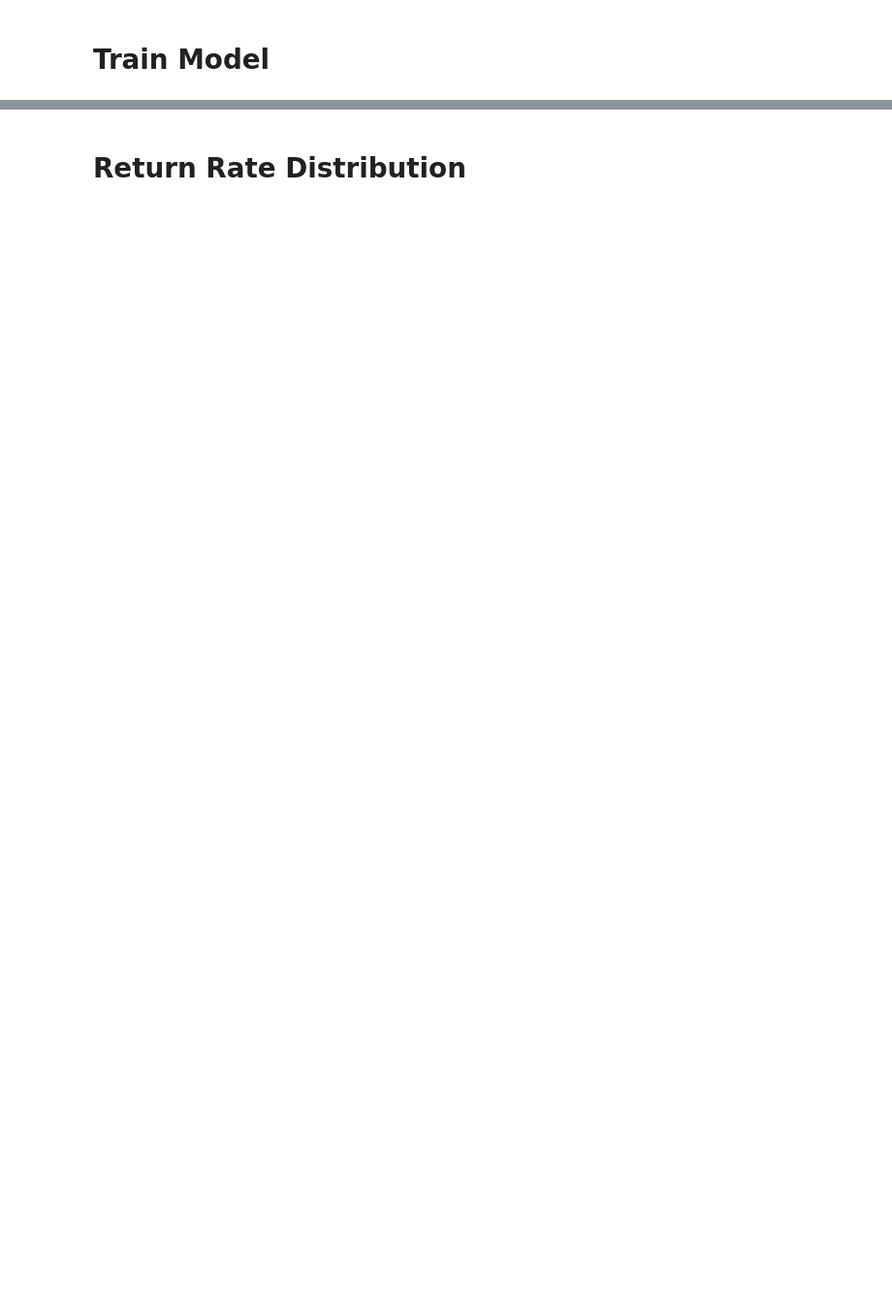
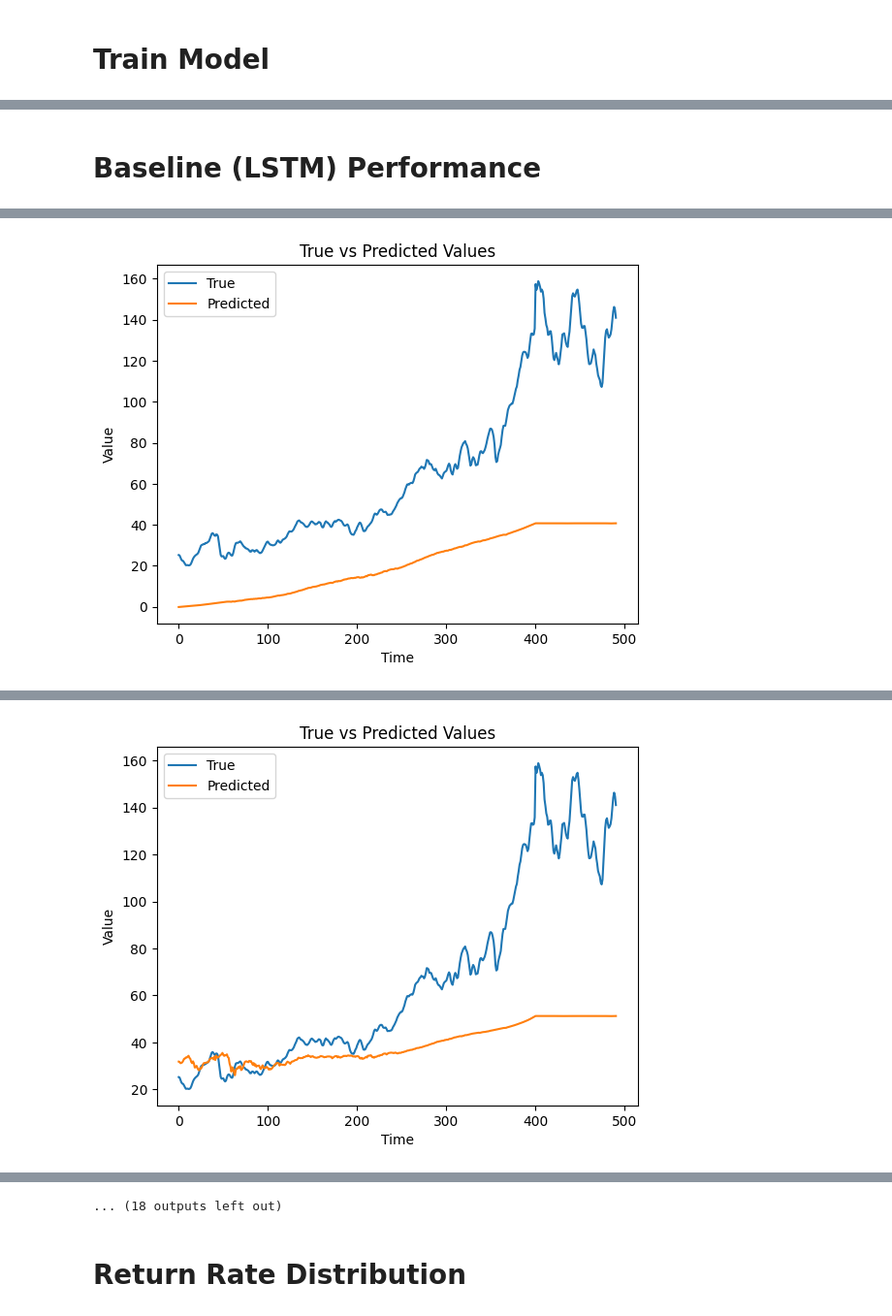
Before and after one commit to daniel620/Trustworthy-GNN-for-Financial-Time-Series, a Jupyter notebook: train.ipynb, the cells around one changed output, grey strips where cells are left out. Shown at 97% size. Saved outputs shown, nothing was run; the diff lists cells and outputs as text; code cells hidden in the pictures; blank space fills up the shorter version.

```diff
--- a/train.ipynb
+++ b/train.ipynb
@@ -215 +216,72 @@ epoch:  5 loss:  0.728366526812315 test loss:  0.7653185116065727
 ... (18 outputs left out)
+# %% [markdown]
+# Baseline (LSTM) Performance
+# %%
+import torch.nn as nn
+
+class LSTMModel(nn.Module):
+    def __init__(self, input_size, hidden_size, output_size):
+        super(LSTMModel, self).__init__()
+        self.hidden_size = hidden_size
+        self.lstm = nn.LSTM(input_size, hidden_size, batch_first=True)
+        self.fc = nn.Linear(hidden_size, output_size)
+
+    def forward(self, input):
+        batch_size = input.size(0)
+        lstm_out, hidden = self.lstm(input)
+        output = self.fc(lstm_out)
+        return output
+# %%
+torch.manual_seed(2024)
+
+devce = torch.device("mps") if torch.backends.mps.is_available() else torch.device("cpu")
+
+model_baseline = LSTMModel(input_size=1, hidden_size=100, output_size=1).to(devce)
+criterion = nn.MSELoss()
+optimizer = torch.optim.Adam(model_baseline.parameters(), lr=0.001)
+
+model_baseline.train()
+for epoch in range(15):
+    y_history = {'true':[], 'pred':[]}
+    total_loss = 0
+    for i, (x, y)in enumerate(train_loader):
+        x, y = x.to(devce), y.to(devce)
+        bsz, num_nodes, seq_len = x.shape
+        x = x[:,0,:].unsqueeze(-1)
+        y = y[:,0,:]
+        optimizer.zero_grad()
+        y_mean = torch.mean(y, dim=1)
+        y_pred = model_baseline(x)[-1]
+        loss = criterion(y_pred, y_mean)
+        loss.backward()
+        optimizer.step()
+        total_loss += loss.item()
+        y_history['true'].append(y_mean[0].item())
+        y_history['pred'].append(y_pred[0].item())
+
+    total_loss_test = 0
+    # for x, y in tqdm(test_loader):
+    for x, y in test_loader:
+        x, y = x.to(devce), y.to(devce)
+        bsz, num_nodes, seq_len = x.shape
+        x = x[:,0,:].unsqueeze(-1)
+        y = y[:,0,:]
+        y_mean = torch.mean(y, dim=1)
+        y_pred = model_baseline(x)[-1]
+        loss = criterion(y_pred, y_mean)
+        total_loss_test += loss.item()
+        y_history['true'].append(y_mean[0].item())
+        y_history['pred'].append(y_pred[0].item())
+
+    print('epoch: ', epoch, 'loss: ', total_loss / len(train_loader), 'test loss: ', total_loss_test / len(test_loader))
+    import matplotlib.pyplot as plt
+    # Plot the true and predicted values
+    # plt.figure(figsize=(10, 6))
+    plt.plot(y_history['true'], label='True')
+    plt.plot(y_history['pred'], label='Predicted')
+    plt.xlabel('Time')
+    plt.ylabel('Value')
+    plt.title('True vs Predicted Values')
+    plt.legend()
+    plt.show()
+# %% [output]
@@ -215,0 +289 @@ epoch:  5 loss:  0.728366526812315 test loss:  0.7653185116065727
+[figure, added]
@@ -215,0 +291 @@ epoch:  5 loss:  0.728366526812315 test loss:  0.7653185116065727
+[figure, added]
@@ -216,3 +300,4 @@ epoch:  5 loss:  0.728366526812315 test loss:  0.7653185116065727
+... (18 outputs left out)
 # %% [markdown]
 # Return Rate Distribution
 # %%
```
Also changed, not shown: parts of 9 cells of this notebook, 1 other file.
